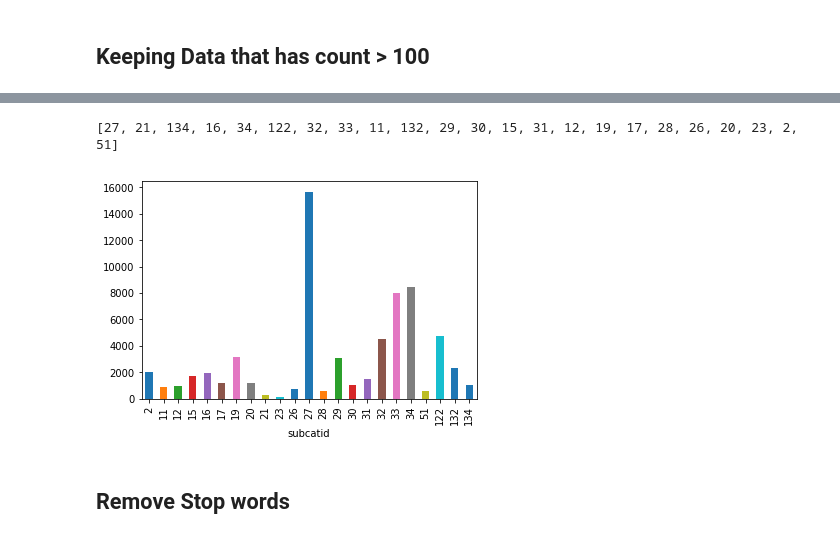
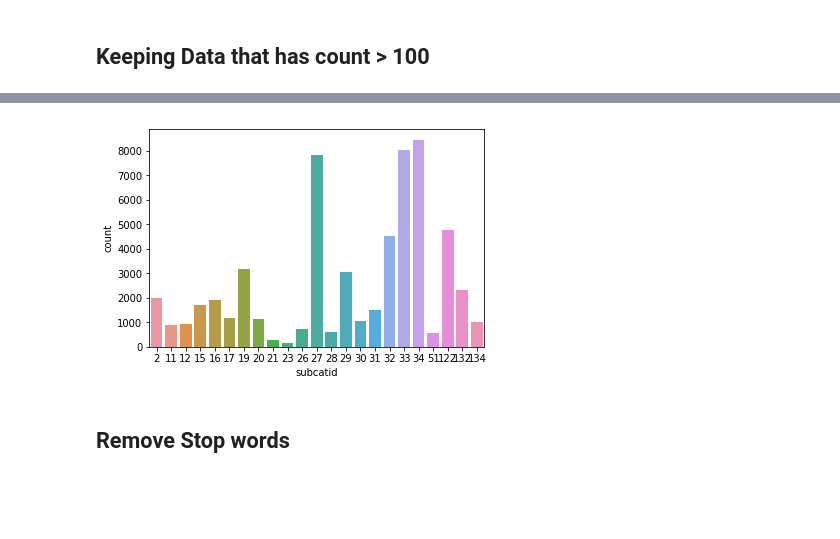
Before and after one commit to maikeffi/turing_oath_breaker, a Jupyter notebook: text_classification.ipynb, the cells around one changed output, grey strips where cells are left out. Drawn from its saved outputs; the diff is of its cells as text; code cells hidden in the pictures; blank space fills up the shorter version.

```diff
--- a/text_classification.ipynb
+++ b/text_classification.ipynb
@@ -60,13 +76,14 @@ def clean_str(s):
     s = re.sub(r"\s{2,}", " ", s)
     s = re.sub(r'\S*(x{2,}|X{2,})\S*',"xxx", s)
     s = re.sub(r'[^\x00-\x7F]+', "", s)
+    s = re.sub(r'[^\w\s]',"",s)
     return s.strip().lower()
 # %%
-data['value_processed'] = data.value.apply(clean_str)
+data_s['value_processed'] = data_s.value.apply(clean_str)
 # %% [markdown]
 ## Keeping Data that has count > 100
 # %%
-data_bal=data.groupby('subcatid').filter(lambda x: len(x) >= 100)
+data_bal=data_s.groupby('subcatid').filter(lambda x: len(x) >= 100)
 # %%
 data_bal.value_processed.head()
 # %% [output]
@@ -78,15 +95,9 @@ data_bal.value_processed.head()
 Name: value_processed, dtype: object
-# %%
-sub_cat = []
-sub_cat = [w for w in data_bal.subcatid.unique()]
-print(sub_cat)
-# %% [output]
-[27, 21, 134, 16, 34, 122, 32, 33, 11, 132, 29, 30, 15, 31, 12, 19, 17, 28, 26, 20, 23, 2, 51]
-# %%
-data_bal.groupby('subcatid').value.count().plot.bar(ylim=0)
-plt.show()
-# %% [output]
-[figure, removed]
+# %%
+fax = sns.countplot(x="subcatid", data=data_bal)
+plt.show()
+# %% [output]
+[figure, added]
 # %% [markdown]
 ## Remove Stop words
 # %%
```
Also changed, not shown: parts of 20 cells of this notebook, 1 other file.
